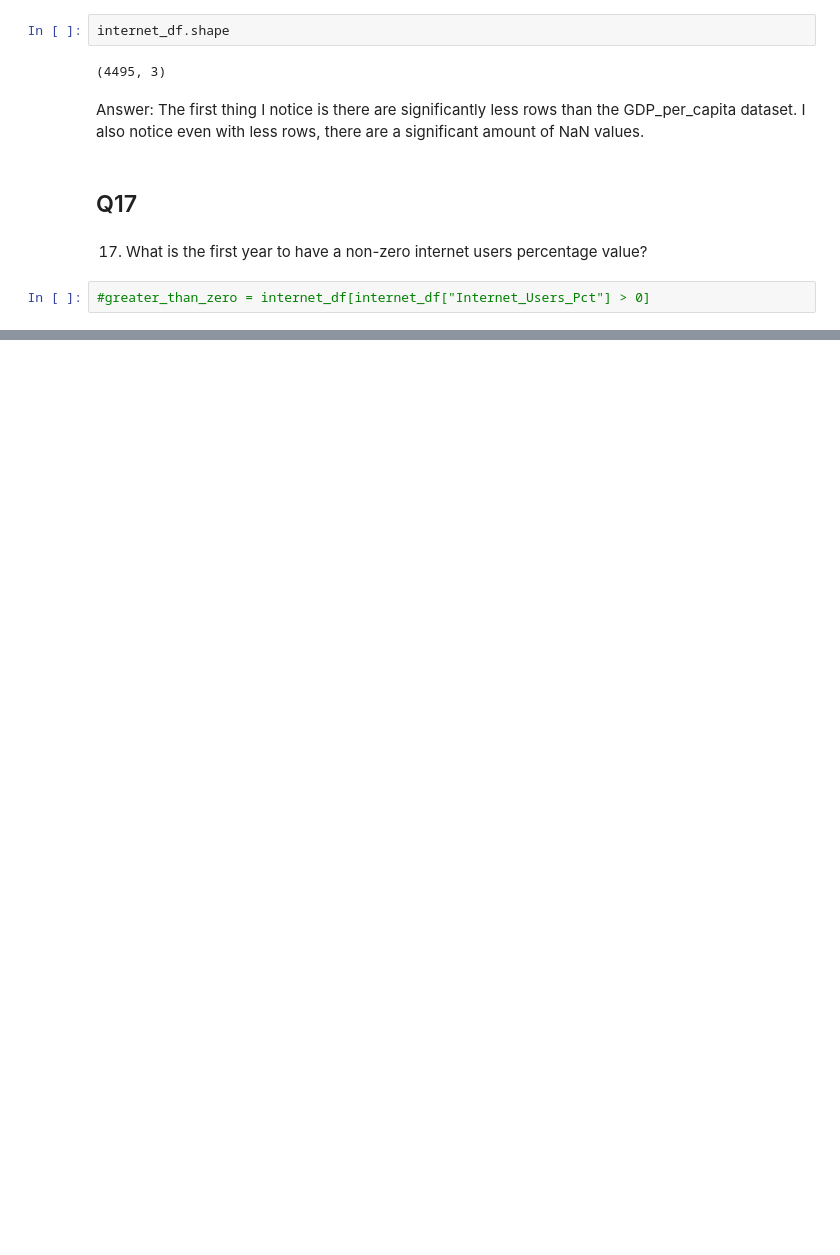
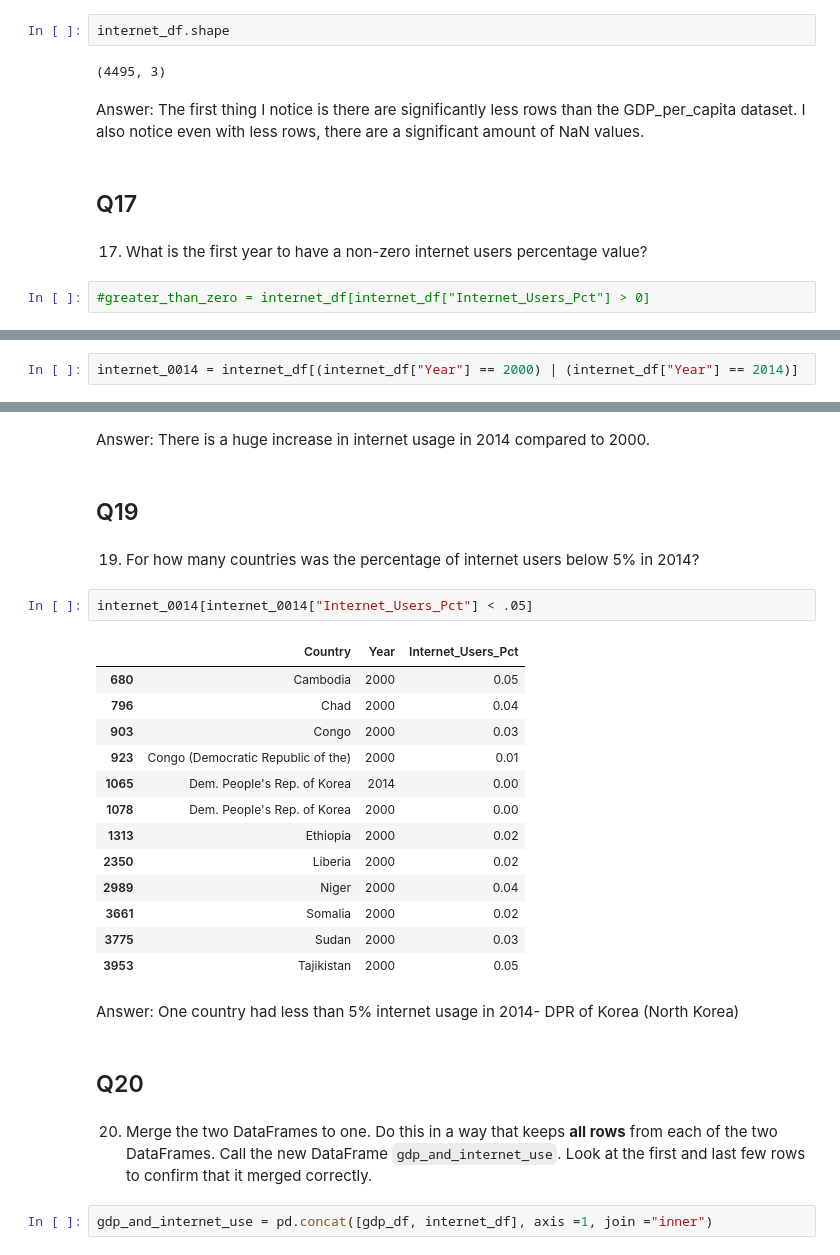
Before and after one commit to NSS-Data-Analytics-Cohort-11/undata-AdellAD4, a Jupyter notebook: notebooks/UN_data_analysis_DA11.ipynb, the cells around one changed output, grey strips where cells are left out. Saved outputs shown, nothing was run; the diff lists cells and outputs as text; blank space fills up the shorter version.

```diff
--- a/notebooks/UN_data_analysis_DA11.ipynb
+++ b/notebooks/UN_data_analysis_DA11.ipynb
@@ -501,0 +478,2 @@ Answer: The first thing I notice is there are significantly less rows than the G
+# %%
+internet_0014 = internet_df[(internet_df["Year"] == 2000) | (internet_df["Year"] == 2014)]
@@ -501,0 +489,30 @@ Answer: The first thing I notice is there are significantly less rows than the G
+# %% [markdown]
+Answer: There is a huge increase in internet usage in 2014 compared to 2000.
+# %% [markdown]
+## Q19
+# %% [markdown]
+19. For how many countries was the percentage of internet users below 5% in 2014?
+# %%
+internet_0014[internet_0014["Internet_Users_Pct"] < .05]
+# %% [output]
+|  | Country | Year | Internet_Users_Pct |
+| 680 | Cambodia | 2000 | 0.05 |
+| 796 | Chad | 2000 | 0.04 |
+| 903 | Congo | 2000 | 0.03 |
+| 923 | Congo (Democratic Republic of the) | 2000 | 0.01 |
+| 1065 | Dem. People's Rep. of Korea | 2014 | 0.00 |
+| 1078 | Dem. People's Rep. of Korea | 2000 | 0.00 |
+| 1313 | Ethiopia | 2000 | 0.02 |
+| 2350 | Liberia | 2000 | 0.02 |
+| 2989 | Niger | 2000 | 0.04 |
+| 3661 | Somalia | 2000 | 0.02 |
+| 3775 | Sudan | 2000 | 0.03 |
+| 3953 | Tajikistan | 2000 | 0.05 |
+# %% [markdown]
+Answer: One country had less than 5% internet usage in 2014- DPR of Korea (North Korea)
+# %% [markdown]
+## Q20
+# %% [markdown]
+20. Merge the two DataFrames to one. Do this in a way that keeps **all rows** from each of the two DataFrames. Call the new DataFrame `gdp_and_internet_use`. Look at the first and last few rows to confirm that it merged correctly.
+# %%
+gdp_and_internet_use = pd.concat([gdp_df, internet_df], axis =1, join ="inner")
```
Also changed, not shown: parts of 21 cells of this notebook.
